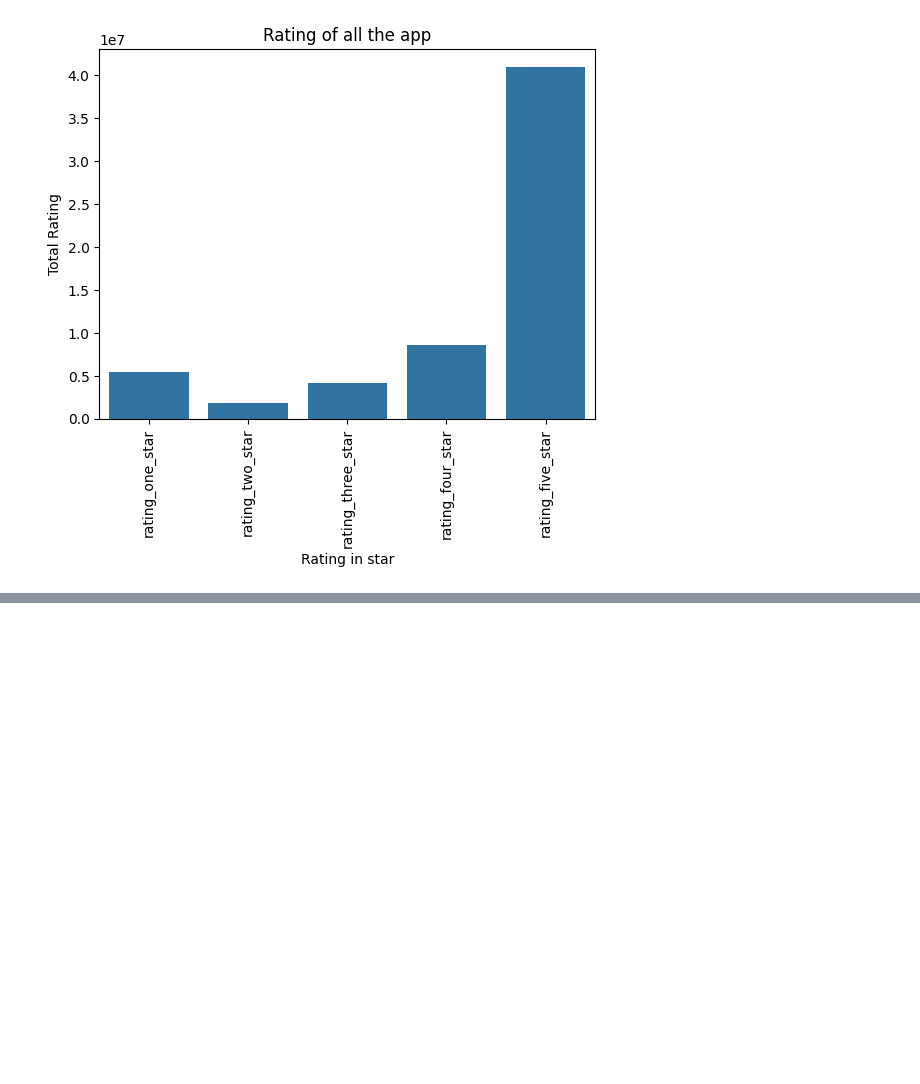
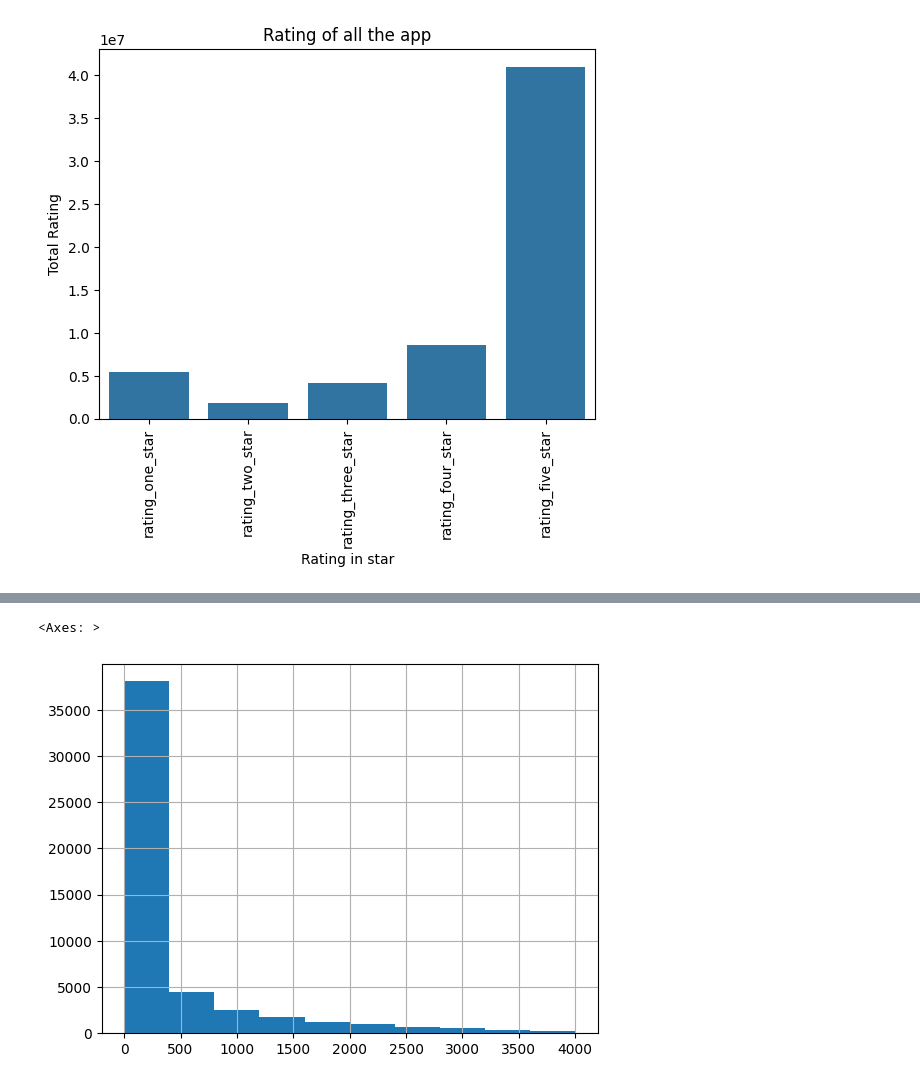
Before and after one commit to ankitlovanshi/pandas_project, a Jupyter notebook: project_on_playstore.ipynb, the cells around one changed output, grey strips where cells are left out. Saved outputs shown, nothing was run; the diff lists cells and outputs as text; code cells hidden in the pictures; blank space fills up the shorter version.

```diff
--- a/project_on_playstore.ipynb
+++ b/project_on_playstore.ipynb
@@ -341,0 +371,6 @@ plt.show()
+# %%
+# after remove outliers
+dff1['reviews'].hist(bins=10)
+# %% [output]
+<Axes: >
+[figure, added]
```
Also changed, not shown: parts of 11 cells of this notebook.
